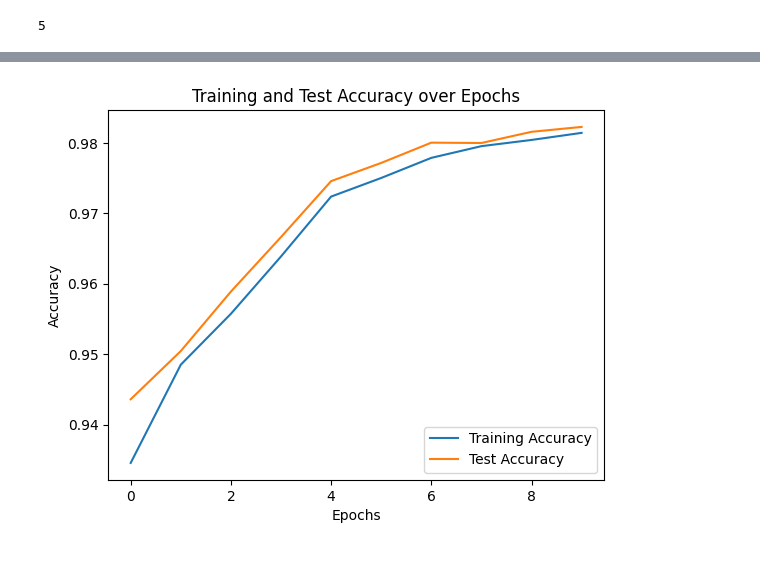
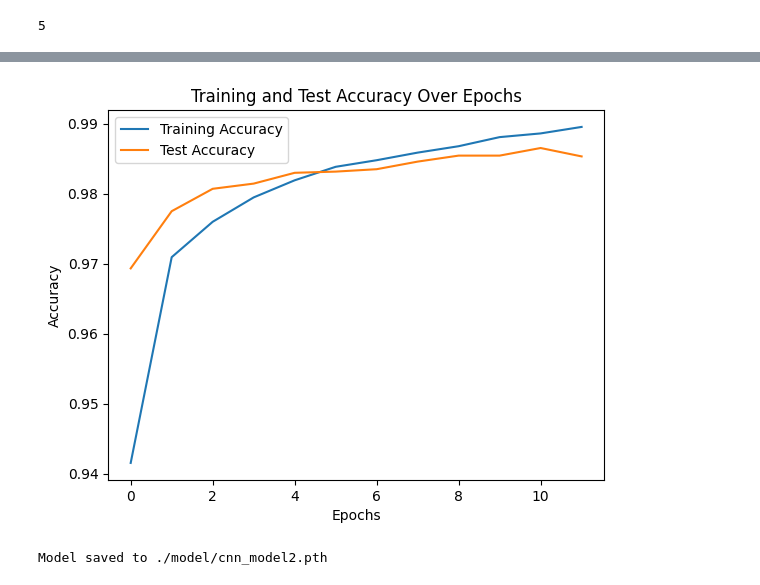
Before and after one commit to RandallCher/Neural-Networks-Project, a Jupyter notebook: CNN.ipynb, the cells around one changed output, grey strips where cells are left out. Cells and saved outputs as stored; diff of their text form; code cells hidden in the pictures.

Commit message:
WIP: Hybrid model

```diff
--- a/CNN.ipynb
+++ b/CNN.ipynb
@@ -78,0 +53,2 @@ Classes: N (Normal), VEB (Ventricular ectopic beat), SVEB (Supraventricular ecto
+# %%
+train_df = dataframes['mitbih_train']
@@ -79,3 +130,6 @@ Classes: N (Normal), VEB (Ventricular ectopic beat), SVEB (Supraventricular ecto
+# %%
+x_data = train_df.iloc[:,:187]
+y_label = train_df.iloc[:,-1]
 # %%
 class CNN1D(nn.Module):
     def __init__(self, num_classes):
@@ -131,6 +200,7 @@ print(len(label_encoder.classes_))
 # %% [output]
 5
 # %%
+
 device = torch.device("cuda" if torch.cuda.is_available() else "cpu")
 num_classes = len(label_encoder.classes_)
 model = CNN1D(num_classes).to(device)
@@ -142,7 +212,11 @@ optimizer = optim.Adam(model.parameters())
 # Train the model
 train_acc = []
 test_acc = []
-EPOCHS = 10
+EPOCHS = 20 # Increase this
+patience = 3
+best_loss = float('inf')
+patience_counter = 0
+
 # Training loop
 for epoch in range(EPOCHS):
     model.train()  # Set the model to training mode
@@ -177,17 +251,32 @@ for epoch in range(EPOCHS):
     with torch.no_grad():
         correct_test = 0
         total_test = 0
+        validation_loss = 0.0
         for inputs, labels in test_loader:
             inputs, labels = inputs.to(device), labels.to(device)  # Move to GPU if available
             outputs = model(inputs)  # Forward pass
+            loss = criterion(outputs, labels.argmax(dim=1))  # Compute validation loss
+            validation_loss += loss.item()
+
             _, predicted = torch.max(outputs.data, 1)
             total_test += labels.size(0)
             correct_test += (predicted == labels.argmax(dim=1)).sum().item()
 
         accuracy = correct_test / total_test  # Calculate test accuracy
         test_acc.append(accuracy)  # Store accuracy for this epoch
+        avg_validation_loss = validation_loss / len(test_loader)
         print(f'Epoch [{epoch + 1}/{EPOCHS}], Test Accuracy: {accuracy:.4f}')
 
+        if avg_validation_loss < best_loss:
+            best_loss = avg_validation_loss  # Update best loss
+            patience_counter = 0  # Reset counter
+            # Optionally save the model here
+            torch.save(model.state_dict(), 'best_model.pth')  # Save the model
+        else:
+            patience_counter += 1  # Increment patience counter
+            if patience_counter >= patience:
+                print(f'Early stopping triggered after {epoch + 1} epochs.')
+                break  # Stop training if patience exceeded
 
 # Create an array for epoch indices
 # epoch_indices = np.arange(EPOCHS)
@@ -215,19 +301,27 @@ Epoch [10/10], Test Accuracy: 0.9823
 # %%
 import matplotlib.pyplot as plt
+
+
+num_epochs = min(len(train_acc), len(test_acc))
+
 plt.figure()
-plt.plot(np.arange(EPOCHS), train_acc, label='Training Accuracy')
-plt.plot(np.arange(EPOCHS), test_acc, label='Test Accuracy')
+plt.plot(np.arange(num_epochs), train_acc[:num_epochs], label='Training Accuracy')
+plt.plot(np.arange(num_epochs), test_acc[:num_epochs], label='Test Accuracy')
+
+# Add labels and legend
 plt.xlabel('Epochs')
 plt.ylabel('Accuracy')
-plt.title('Training and Test Accuracy over Epochs')
-plt.legend(loc='lower right')
+plt.title('Training and Test Accuracy Over Epochs')
+plt.legend()
 plt.show()
 # %% [output]
-[figure, old version]
+[figure, new version]
 # %%
-model_path = "./model/cnn_model.pth"
-# torch.save(model.state_dict(), model_path)
-# print(f"Model saved to {model_path}")
+model_path = "./model/cnn_model2.pth"
+torch.save(model.state_dict(), model_path)
+print(f"Model saved to {model_path}")
+# %% [output]
+Model saved to ./model/cnn_model2.pth
 # %%
 loaded_model = CNN1D(num_classes).to(device)  # Reinitialize model with the same architecture
 loaded_model.load_state_dict(torch.load(model_path, weights_only=True))
```
Also changed, not shown: parts of 27 cells of this notebook, 9 other files.
